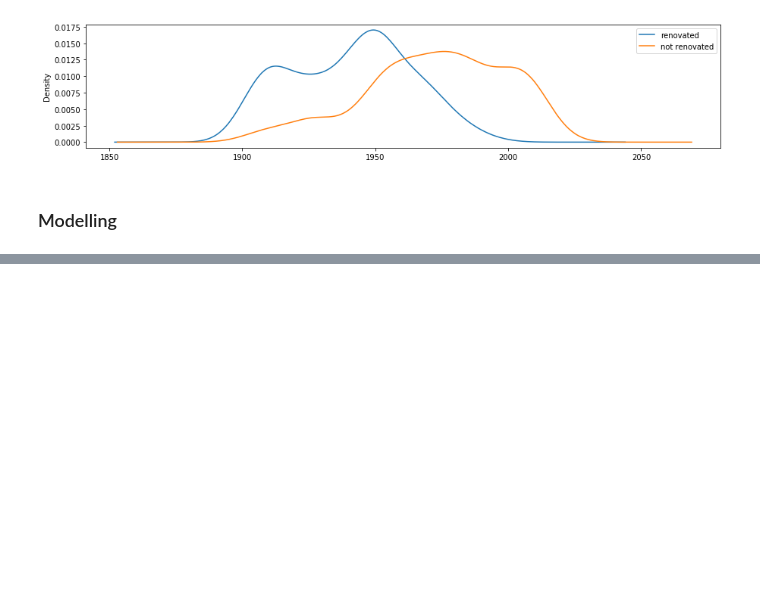
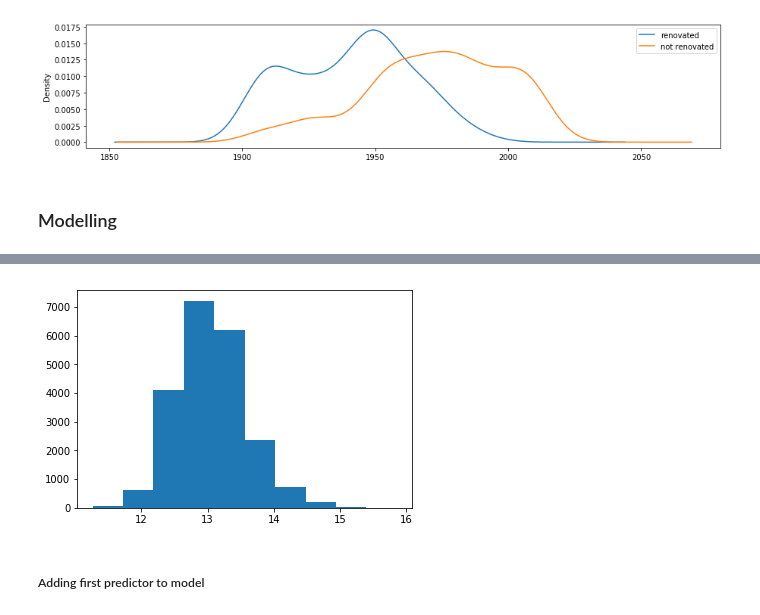
Before and after one commit to inesa-lisnic/flatiron-mod_1, a Jupyter notebook: data_cleaning.ipynb, the cells around one changed output, grey strips where cells are left out. Saved outputs shown, nothing was run; the diff lists cells and outputs as text; code cells hidden in the pictures; blank space fills up the shorter version.

```diff
--- a/data_cleaning.ipynb
+++ b/data_cleaning.ipynb
@@ -828,0 +414,6 @@ df.drop(impossible_floors.index, axis = 0, inplace = True)
+# %%
+df['log_price'] = df['price'].map(lambda x: np.log(x))
+plt.hist(df['log_price']);
+#transformation has improved normality in response
+# %% [output]
+[figure, added]
@@ -828,0 +423,2 @@ df.drop(impossible_floors.index, axis = 0, inplace = True)
+# %% [markdown]
+##### Adding first predictor to model
```
Also changed, not shown: parts of 79 cells of this notebook.
